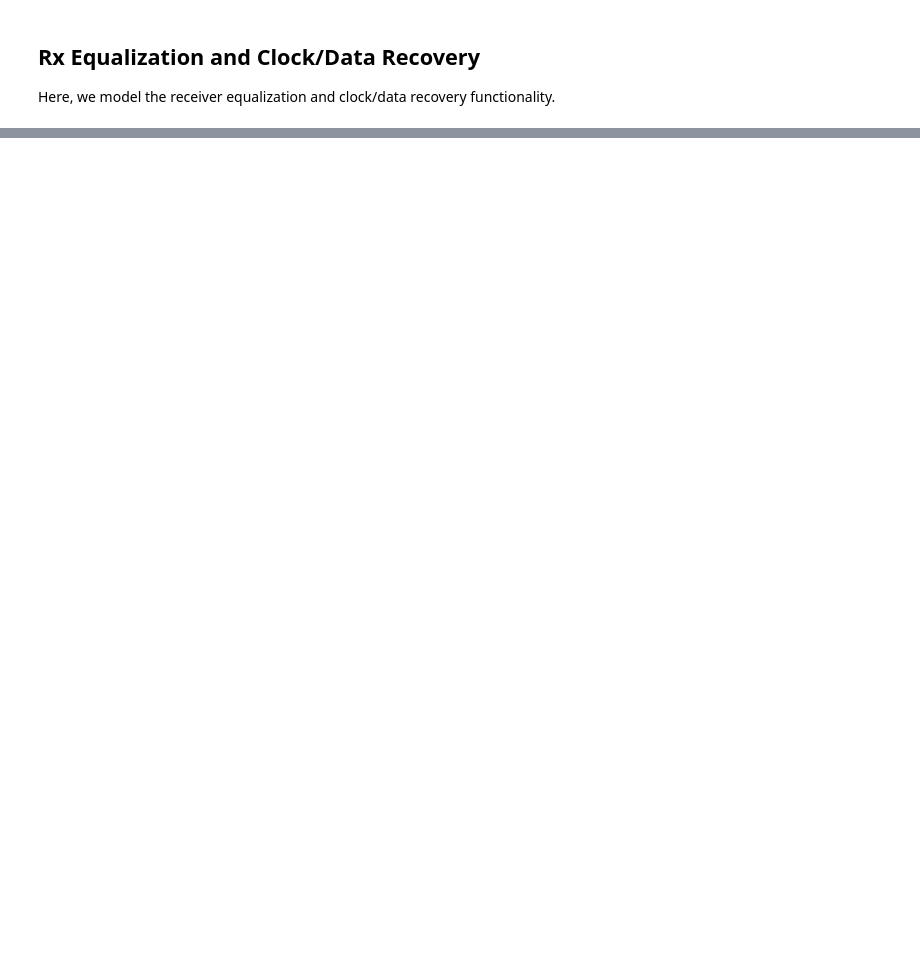
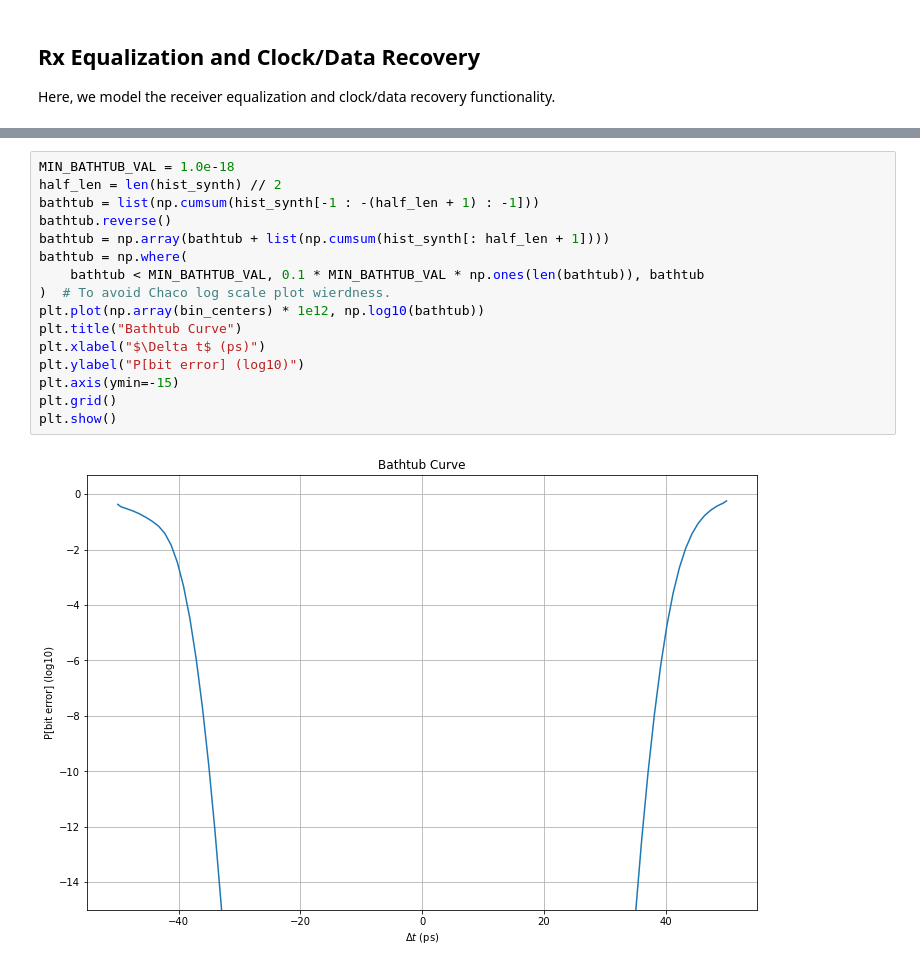
Before and after one commit to capn-freako/PyBERT, a Jupyter notebook: misc/PyBERTasLibrary.ipynb, the cells around one changed output, grey strips where cells are left out. Drawn from its saved outputs; the diff is of its cells as text; blank space fills up the shorter version.

```diff
--- a/misc/PyBERTasLibrary.ipynb
+++ b/misc/PyBERTasLibrary.ipynb
@@ -217,0 +263,18 @@ Output parameters: b'(example_rx\n)\n'
+# %%
+MIN_BATHTUB_VAL = 1.0e-18
+half_len = len(hist_synth) // 2
+bathtub = list(np.cumsum(hist_synth[-1 : -(half_len + 1) : -1]))
+bathtub.reverse()
+bathtub = np.array(bathtub + list(np.cumsum(hist_synth[: half_len + 1])))
+bathtub = np.where(
+    bathtub < MIN_BATHTUB_VAL, 0.1 * MIN_BATHTUB_VAL * np.ones(len(bathtub)), bathtub
+)  # To avoid Chaco log scale plot wierdness.
+plt.plot(np.array(bin_centers) * 1e12, np.log10(bathtub))
+plt.title("Bathtub Curve")
+plt.xlabel("$\Delta t$ (ps)")
+plt.ylabel("P[bit error] (log10)")
+plt.axis(ymin=-15)
+plt.grid()
+plt.show()
+# %% [output]
+[figure, added]
```
Also changed, not shown: parts of 7 cells of this notebook, 4 other files.
